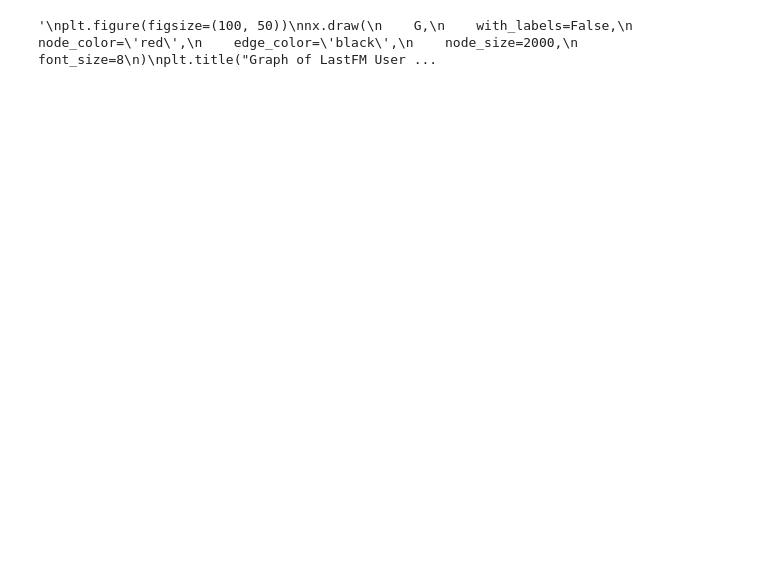
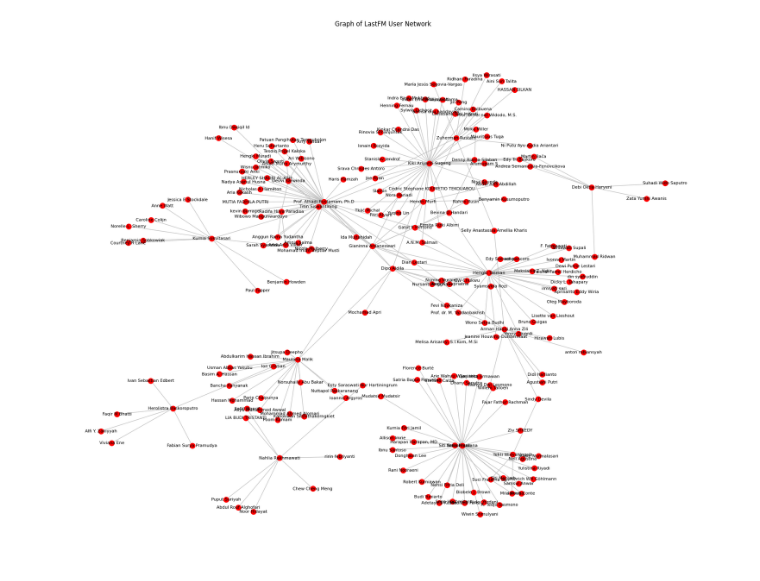
Before and after one commit to mfasyas/Komparawrrr, a Jupyter notebook: Markov_Clustering/matek_joss/2openmp_matek.ipynb, the cells around one changed output. Saved outputs shown, nothing was run; the diff lists cells and outputs as text; code cells hidden in the pictures; blank space fills up the shorter version.

```diff
--- a/Markov_Clustering/matek_joss/2openmp_matek.ipynb
+++ b/Markov_Clustering/matek_joss/2openmp_matek.ipynb
@@ -24,23 +24,26 @@ df.shape[0] # number of edges
 # %%
 # making the graph
-G = nx.from_pandas_edgelist(df, source='FromNodeId', target='ToNodeId')
+G = nx.from_pandas_edgelist(df, source='Author', target='Co Author')
 # %%
 # draw the graph
-'''
-plt.figure(figsize=(100, 50))
+import matplotlib.pyplot as plt
+
+posi = nx.spring_layout(G, k = 0.2, iterations = 50, seed = 42)
+
+plt.figure(figsize=(18, 14))
 nx.draw(
     G,
-    with_labels=False,
+    pos = posi,
+    with_labels=True,
     node_color='red',
-    edge_color='black',
-    node_size=2000,
+    edge_color='silver',
+    node_size=100,
     font_size=8
 )
 plt.title("Graph of LastFM User Network")
 plt.show()
-'''
 # %% [output]
-'\nplt.figure(figsize=(100, 50))\nnx.draw(\n    G,\n    with_labels=False,\n    node_color=\'red\',\n    edge_color=\'black\',\n    node_size=2000,\n    font_size=8\n)\nplt.title("Graph of LastFM User ...
+[figure, added]
 # %%
 def print_matrix(matrix):
     for row in matrix:
```
Also changed, not shown: parts of 12 cells of this notebook, 1 other file.
